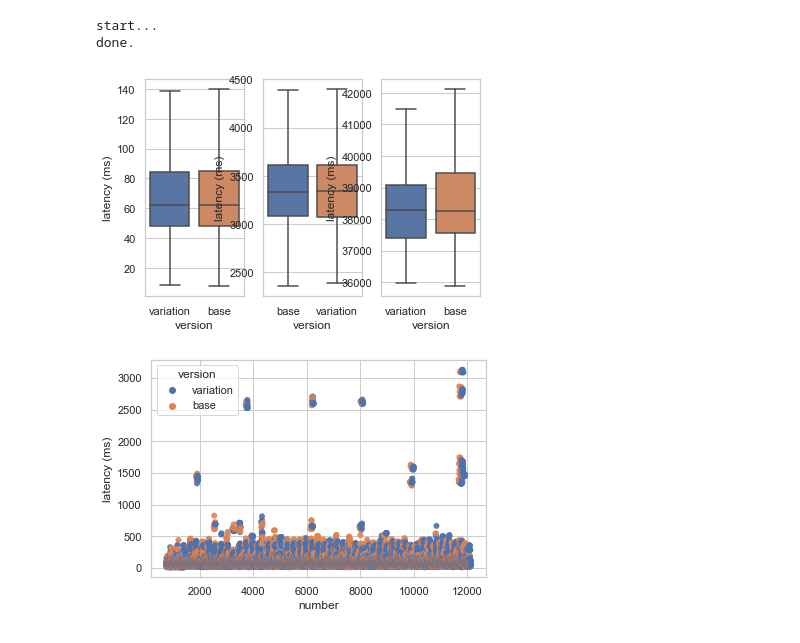
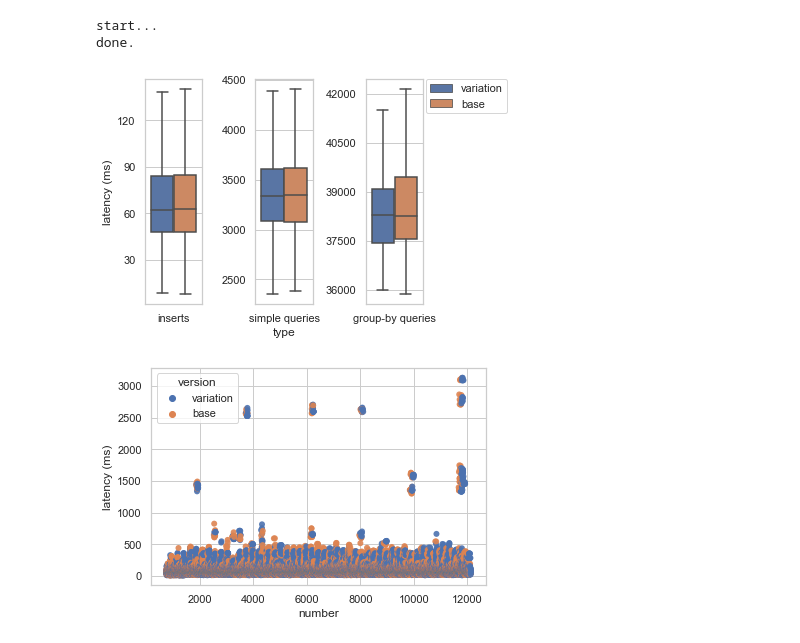
Before and after one commit to martingrambow/benchmarkStrategy, a Jupyter notebook: analysis/appBenchmarks_influxdb/app_drawAATests_influx.ipynb, the cells around one changed output. Cells and saved outputs as stored; diff of their text form; code cells hidden in the pictures.

Commit message:
improve boxplot for AA tests

```diff
--- a/analysis/appBenchmarks_influxdb/app_drawAATests_influx.ipynb
+++ b/analysis/appBenchmarks_influxdb/app_drawAATests_influx.ipynb
@@ -24,20 +25,32 @@ queries2= df_latencies.loc[df_latencies['type'] == 'group-by queries']
 # %%
 sns.set(style="whitegrid")
 f, axes = plt.subplots(1, 3)
-#showfliers=False
-sns.boxplot(y="latency (ms)", x= "version",
-            data=inserts,
-            orient='v', showfliers=False, ax=axes[0])
-sns.boxplot(y="latency (ms)", x= "version",
-            data=queries1,
-            orient='v', showfliers=False, ax=axes[1])
-sns.boxplot(y="latency (ms)", x= "version",
-            data=queries2,
-            orient='v', showfliers=False, ax=axes[2])
 
+a1 = sns.boxplot(y="latency (ms)", x= "type", data=inserts,  orient='v' , ax=axes[0], showfliers=False, hue="version")
+a2 = sns.boxplot(y="latency (ms)", x= "type", data=queries1,  orient='v' , ax=axes[1], showfliers=False, hue="version")
+a3 = sns.boxplot(y="latency (ms)", x= "type", data=queries2,  orient='v' , ax=axes[2], showfliers=False, hue="version")
+
+a1.get_legend().remove()
+a1.set(xlabel=None)
+a1.yaxis.set_major_locator(MaxNLocator(5))
+
+a2.get_legend().remove()
+a2.set(ylabel=None)
+a2.yaxis.set_major_locator(MaxNLocator(5))
+
+a3.get_legend().remove()
+a3.set(xlabel=None)
+a3.set(ylabel=None)
+a3.yaxis.set_major_locator(MaxNLocator(5))
+
+plt.legend(bbox_to_anchor=(1.05, 1), loc=2, borderaxespad=0.)
+#plt.figlegend(loc='lower right',bbox_to_anchor=(0.85,0.25))
+
+
+plt.tight_layout()
 plt.show()
 # %% [output]
-[figure, old version]
+[figure, new version]
 # %%
 #sns.scatterplot(data=inserts, x="number", y="latency (ms)", hue="version", alpha=0.9,  style='version', markers=['*d', 's'])
 sns.scatterplot(data=inserts, x="number", y="latency (ms)", hue="version", alpha=0.9,  markers='d', linewidth=0)
```
Also changed, not shown: parts of 1 cell of this notebook.
